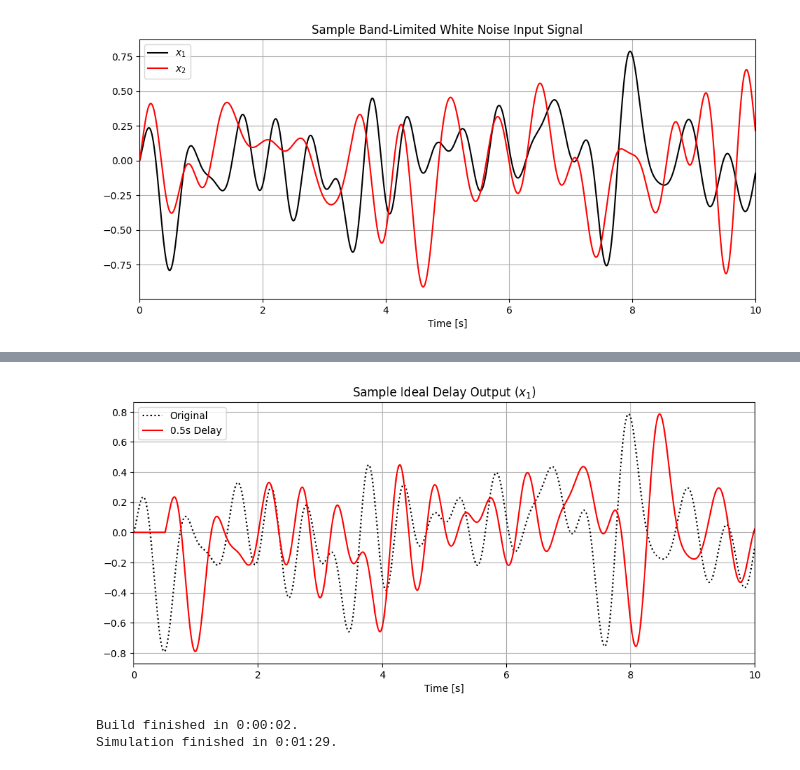
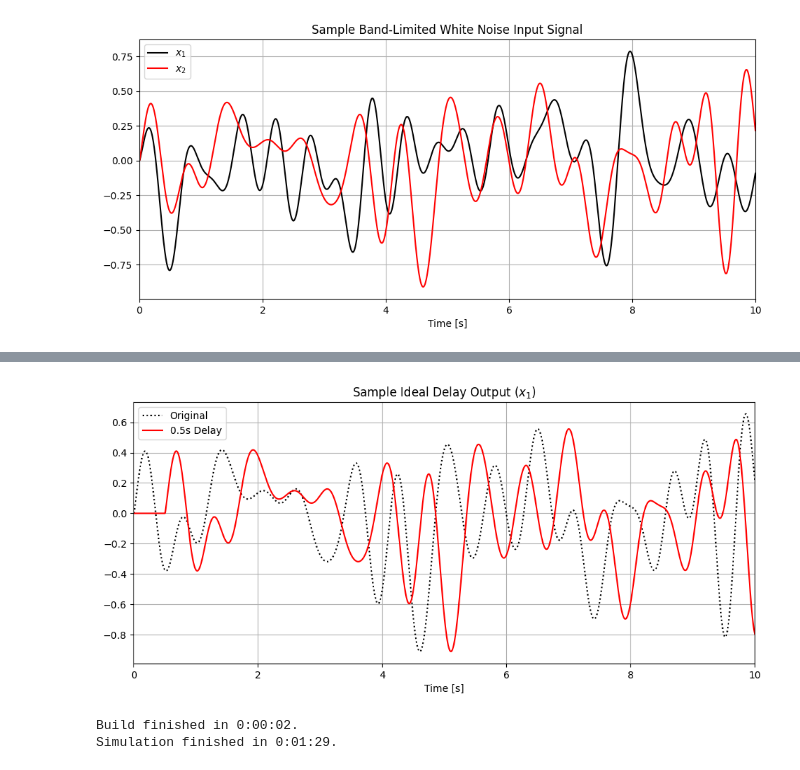
Before and after one commit to WAT-ai/BCI-Signal-Decoding, a Jupyter notebook: src/LMU - Basis/LMU_AS_ref.ipynb, the cells around one changed output, grey strips where cells are left out. Drawn from its saved outputs; the diff is of its cells as text; code cells hidden in the pictures.

```diff
--- a/src/LMU - Basis/LMU_AS_ref.ipynb
+++ b/src/LMU - Basis/LMU_AS_ref.ipynb
@@ -172,8 +172,8 @@ with nengo.Simulator(model, seed=0) as sim:
 
 f, pl = plt.subplots(1,1)
 f.subplots_adjust(right=1.5)
-pl.plot(sim.trange(), sim.data[p_stim][:,0], 'k:', label="Original")
-pl.plot(sim.trange(), -sim.data[p_err][:,0], 'r', label="0.5s Delay")
+pl.plot(sim.trange(), sim.data[p_stim][:,1], 'k:', label="Original")
+pl.plot(sim.trange(), -sim.data[p_err][:,1], 'r', label="0.5s Delay")
 pl.set_title("Sample Ideal Delay Output ($x_{1}$)")
 pl.set_xlabel("Time [s]")
 pl.set_xlim(0,10)
@@ -185,4 +185,4 @@ Simulation finished in 0:00:05.
-[figure, old version]
+[figure, new version]
 # %%
 with model:
     # The LMUs!
```
Also changed, not shown: parts of 1 cell of this notebook, 1 other file.
